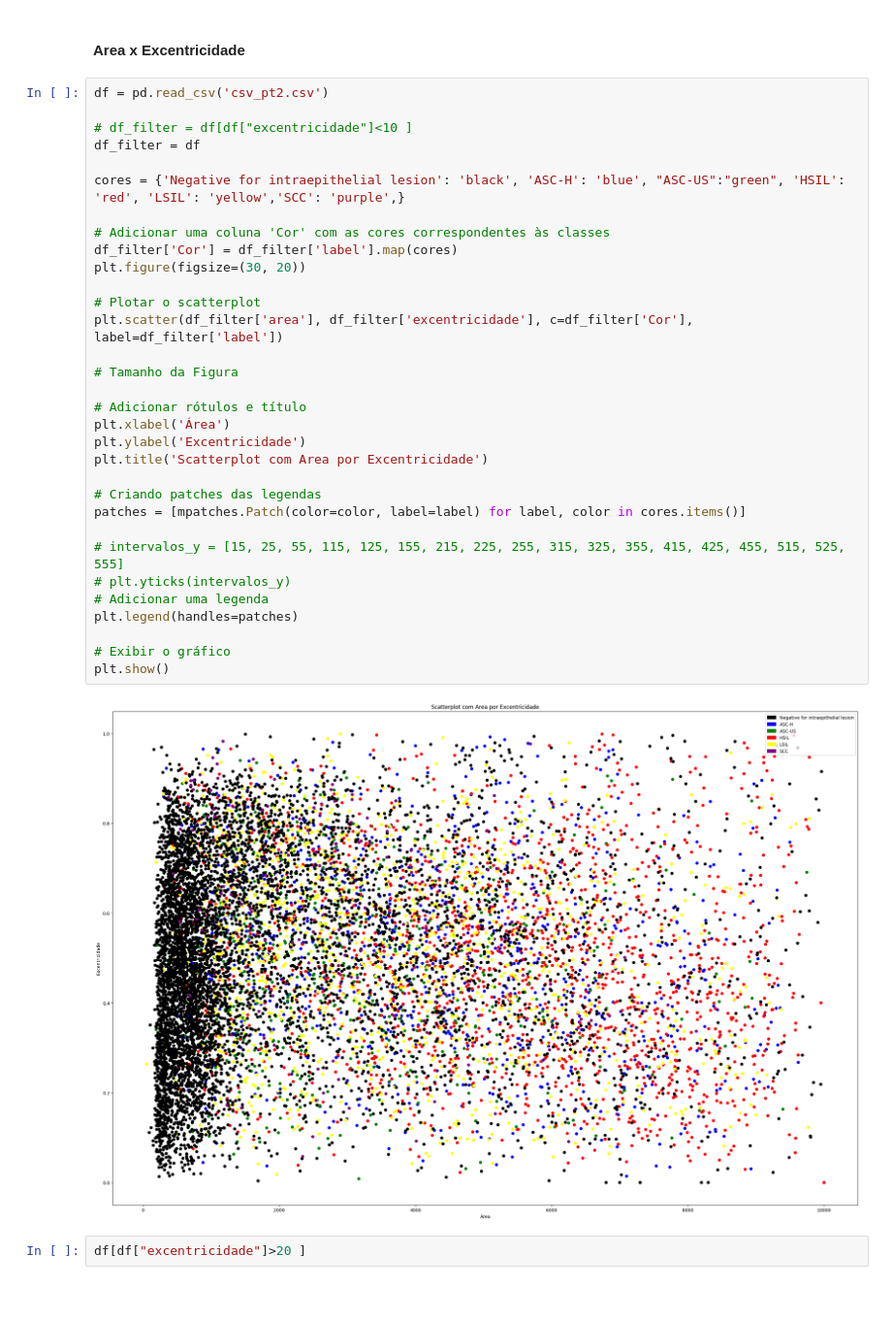
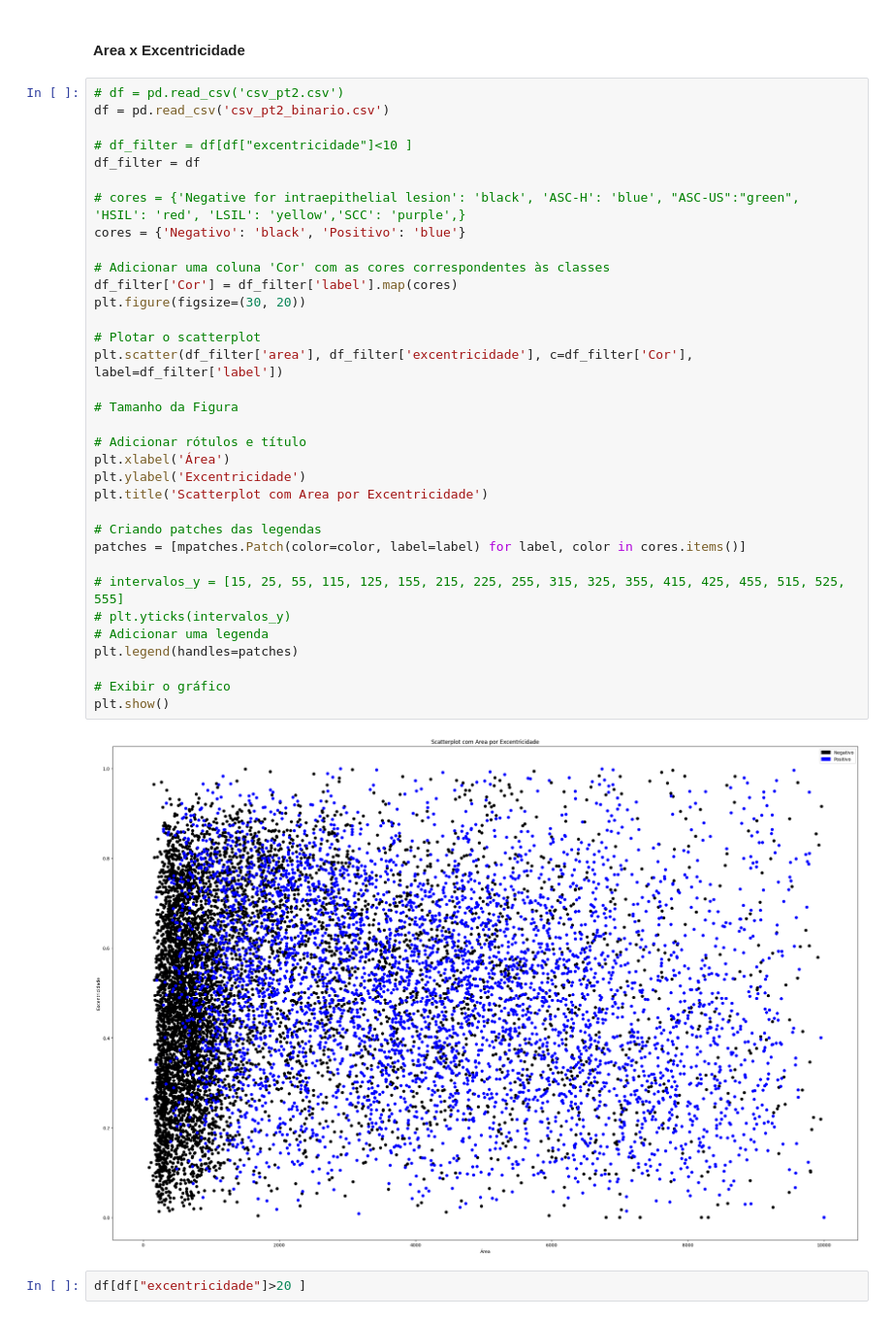
Before and after one commit to viniciushgiovanini/pai-papanicolau, a Jupyter notebook: src/AI/processamento_testes_part2.ipynb, the cells around one changed output. Shown at 97% size. Drawn from its saved outputs; the diff is of its cells as text.

Commit message:
feat: adicionando mahalanobis binario

```diff
--- a/src/AI/processamento_testes_part2.ipynb
+++ b/src/AI/processamento_testes_part2.ipynb
@@ -165,39 +169,41 @@ plt.show()
 # %% [markdown]
 #### Area x Excentricidade
 # %%
-df = pd.read_csv('csv_pt2.csv')
+# df = pd.read_csv('csv_pt2.csv')
+df = pd.read_csv('csv_pt2_binario.csv')
 
 # df_filter = df[df["excentricidade"]<10 ]
 df_filter = df
 
-cores = {'Negative for intraepithelial lesion': 'black', 'ASC-H': 'blue', "ASC-US":"green", 'HSIL': 'red', 'LSIL': 'yellow','SCC': 'purple',}
+# cores = {'Negative for intraepithelial lesion': 'black', 'ASC-H': 'blue', "ASC-US":"green", 'HSIL': 'red', 'LSIL': 'yellow','SCC': 'purple',}
+cores = {'Negativo': 'black', 'Positivo': 'blue'}
 
 # Adicionar uma coluna 'Cor' com as cores correspondentes às classes
 df_filter['Cor'] = df_filter['label'].map(cores)
 plt.figure(figsize=(30, 20))
 
 # Plotar o scatterplot
 plt.scatter(df_filter['area'], df_filter['excentricidade'], c=df_filter['Cor'], label=df_filter['label'])
 
 # Tamanho da Figura
 
 # Adicionar rótulos e título
 plt.xlabel('Área')
 plt.ylabel('Excentricidade')
 plt.title('Scatterplot com Area por Excentricidade')
 
 # Criando patches das legendas
 patches = [mpatches.Patch(color=color, label=label) for label, color in cores.items()]
 
 # intervalos_y = [15, 25, 55, 115, 125, 155, 215, 225, 255, 315, 325, 355, 415, 425, 455, 515, 525, 555]
 # plt.yticks(intervalos_y)
 # Adicionar uma legenda
 plt.legend(handles=patches)
 
 # Exibir o gráfico
 plt.show()
 # %% [output]
-[figure, old version]
+[figure, new version]
 # %%
 df[df["excentricidade"]>20 ]
 # %% [output]
```
Also changed, not shown: parts of 8 cells of this notebook, 1 other file.
